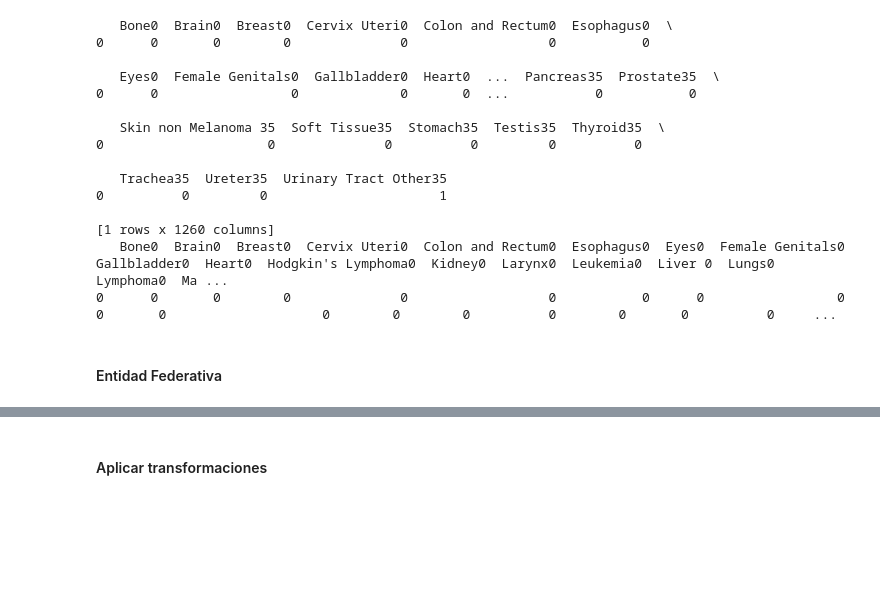
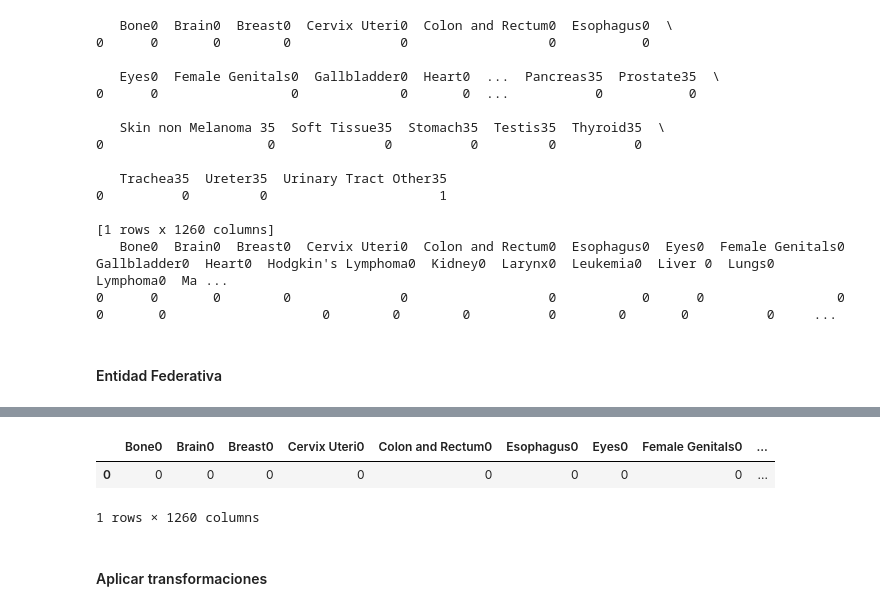
Before and after one commit to aledelorbe/pt2Codigos, a Jupyter notebook: SegundasActividades/Algoritmos.ipynb, the cells around one changed output, grey strips where cells are left out. Cells and saved outputs as stored; diff of their text form; code cells hidden in the pictures; blank space fills up the shorter version.

Commit message:
se aplicara transformacion de canceres a un solo estado

```diff
--- a/SegundasActividades/Algoritmos.ipynb
+++ b/SegundasActividades/Algoritmos.ipynb
@@ -326,7 +331,7 @@ def vectorizar(df, caso):
   print(dfCodVect)
   print(dfCodVect.to_string())
 
-  return df
+  return dfCodVect
 
 # Mandar a llamar la funcion vectorizar para aplicarla sobre el df de: 'Educacion'
 dfEducacionCodVect = vectorizar(dfEducacionCod, 'Educacion')
@@ -489,5 +494,11 @@ dfEstadosCod = duminizador(dfEstadosSinCod, 'Estados codificados', 'ent_resid_nm
 29  Veracruz de Ignacio de la Llave                0                    0         0        0          0                     0       0                 0        0           0         0        0        0 ...
 30                          Yucatán                0                    0         0        0          0                     0       0                 0        0           0         0        0        0 ...
 31                        Zacatecas                0                    0         0        0          0                     0       0                 0        0           0         0        0        0 ...
+# %%
+dfCanceresCodVect
+# %% [output]
+|  | Bone0 | Brain0 | Breast0 | Cervix Uteri0 | Colon and Rectum0 | Esophagus0 | Eyes0 | Female Genitals0 | ... |
+| 0 | 0 | 0 | 0 | 0 | 0 | 0 | 0 | 0 | ... |
+1 rows × 1260 columns
 # %% [markdown]
 #### Aplicar transformaciones
```
Also changed, not shown: parts of 2 cells of this notebook.
